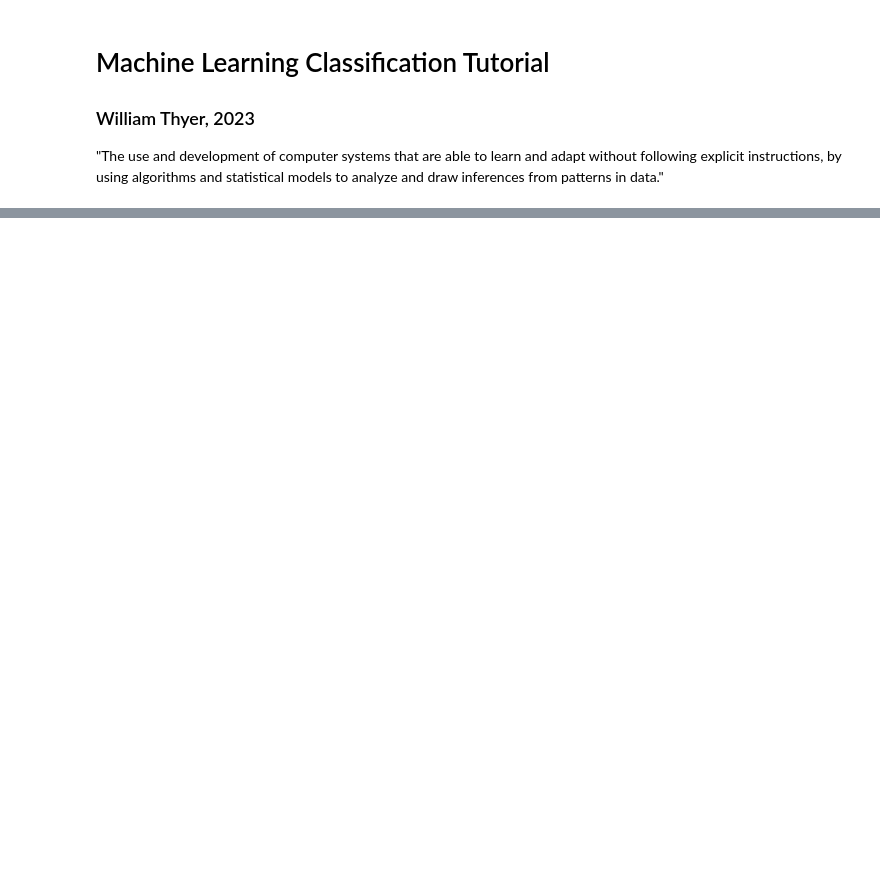
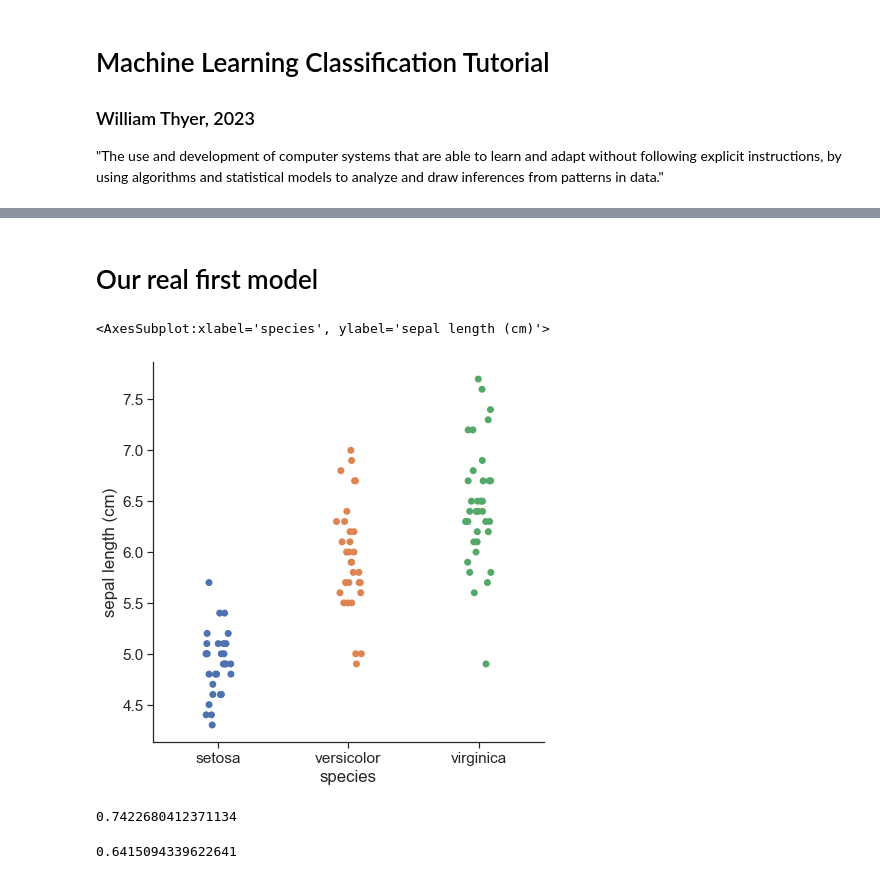
Before and after one commit to AwhVogelLab/EEG_Decoder, a Jupyter notebook: tutorial/basic_machine_learning_tutorial.ipynb, the cells around one changed output, grey strips where cells are left out. Saved outputs shown, nothing was run; the diff lists cells and outputs as text; code cells hidden in the pictures; blank space fills up the shorter version.

```diff
--- a/tutorial/basic_machine_learning_tutorial.ipynb
+++ b/tutorial/basic_machine_learning_tutorial.ipynb
@@ -54,0 +108,8 @@ sns.pairplot(df, hue='species')
+# %% [markdown]
+# Our real first model
+# %%
+fig,ax = plt.subplots(figsize=(7,7))
+sns.stripplot(x='species',y='sepal length (cm)',data=train,ax=ax, order=['setosa','versicolor','virginica'],s=7)
+# %% [output]
+<AxesSubplot:xlabel='species', ylabel='sepal length (cm)'>
+[figure, added]
@@ -54,0 +131,4 @@ sns.pairplot(df, hue='species')
+# %%
+np.mean(preds == y_train)
+# %% [output]
+0.7422680412371134
@@ -54,0 +139,4 @@ sns.pairplot(df, hue='species')
+# %%
+np.mean(preds == y_test)
+# %% [output]
+0.6415094339622641
```
Also changed, not shown: parts of 34 cells of this notebook, 3 other files.
